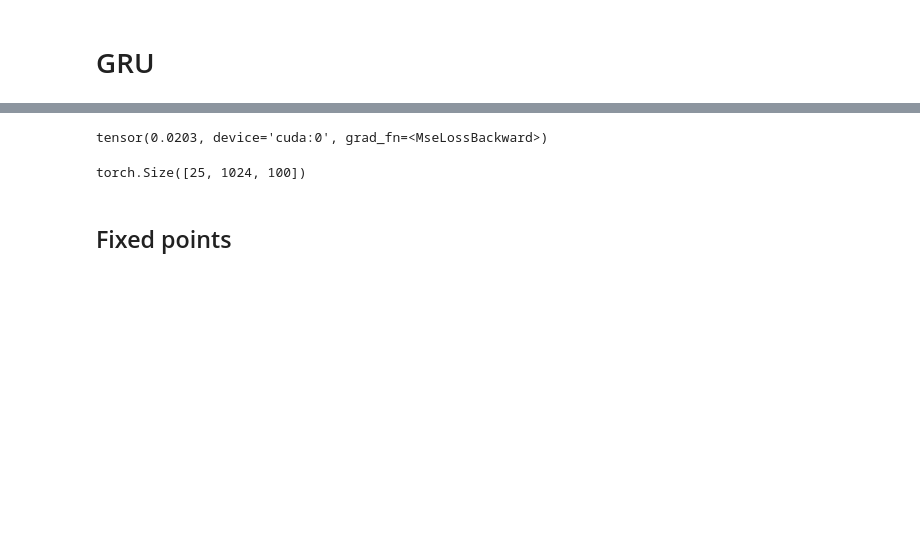
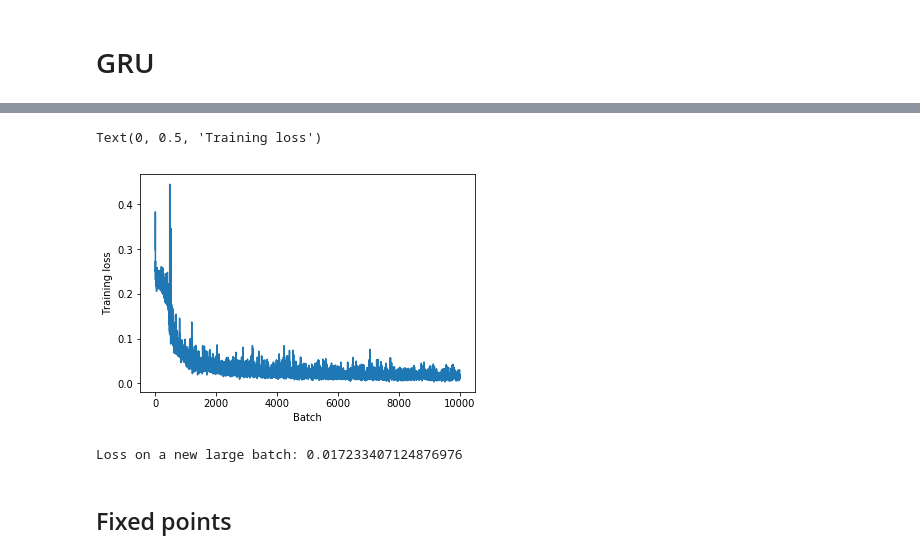
Before and after one commit to LPompe/TorchDynamics, a Jupyter notebook: notebooks/torch_dynamics.ipynb, the cells around one changed output, grey strips where cells are left out. Saved outputs shown, nothing was run; the diff lists cells and outputs as text; code cells hidden in the pictures; blank space fills up the shorter version.

```diff
--- a/notebooks/torch_dynamics.ipynb
+++ b/notebooks/torch_dynamics.ipynb
@@ -76,10 +82,14 @@ ax.plot(target.numpy())
 # %% [markdown]
 # GRU
 # %%
-class Simple_GRU(torch.nn.Module):
+class SimpleGRU(torch.nn.Module):
+    """
+    Just a GRU class, (Kyunghyun Cho et al., 2014). for didactic purposes.
+    I suggest you use the standard pytorch GRU class outside of this notebook
+    """
 
     def __init__(self, u, n, o, use_cuda=True):
-        super(Simple_GRU, self).__init__()
+        super(SimpleGRU, self).__init__()
         self.gru = torch.nn.GRUCell(u, n)
         self.readout = torch.nn.Linear(n, o)
         self.init_s = torch.nn.Parameter(torch.randn(1,n))
@@ -105,3 +110,5 @@ torch.Size([100, 100])
+# %%
+gru = SimpleGRU(u, n, o).cuda()
 # %%
 adam = torch.optim.Adam(gru.parameters(),
                         step_size,
@@ -123,4 +130,6 @@ tensor(0.2799, device='cuda:0', grad_fn=<MseLossBackward>)
 # %%
+losses = []
+batch_idx = []
 for i_batch in range(num_batchs):
     optim.optimizer.zero_grad()
 
@@ -128,10 +137,18 @@ for i_batch in range(num_batchs):
 
     pred, hs  = gru(noise)
     train_loss = loss(pred, targets)
+
+    losses.append(train_loss.item())
+    batch_idx.append(i_batch)
+
     train_loss.backward()
-    torch.nn.utils.clip_grad_norm(gru.parameters(),max_grad_norm)
+    torch.nn.utils.clip_grad_norm_(gru.parameters(),max_grad_norm)
     optim.step()
     optim.optimizer.step()
+
+
     if i_batch % print_every == 0:
-        print(i_batch, optim.optimizer.param_groups[0]['lr'], train_loss.item())
+        print("Batch", i_batch,
+                "LR:" , optim.optimizer.param_groups[0]['lr'],
+              "Training loss:", train_loss.item())
 # %% [output]
@@ -155,13 +172,16 @@ for i_batch in range(num_batchs):
+# %%
+plt.plot(batch_idx, losses)
+plt.xlabel('Batch')
+plt.ylabel('Training loss')
+# %% [output]
+Text(0, 0.5, 'Training loss')
+[figure, added]
 # %%
 noise, targets = generate_batch(eval_batch_size, input_params)
 pred, hiddens  = gru(noise)
-loss(pred, targets)
+print("Loss on a new large batch: {}".format(loss(pred, targets).item()))
 # %% [output]
-tensor(0.0203, device='cuda:0', grad_fn=<MseLossBackward>)
+Loss on a new large batch: 0.017233407124876976
-# %%
-hiddens.shape
-# %% [output]
-torch.Size([25, 1024, 100])
 # %% [markdown]
 ## Fixed points
 # %%
```
Also changed, not shown: parts of 11 cells of this notebook, 6 other files.
